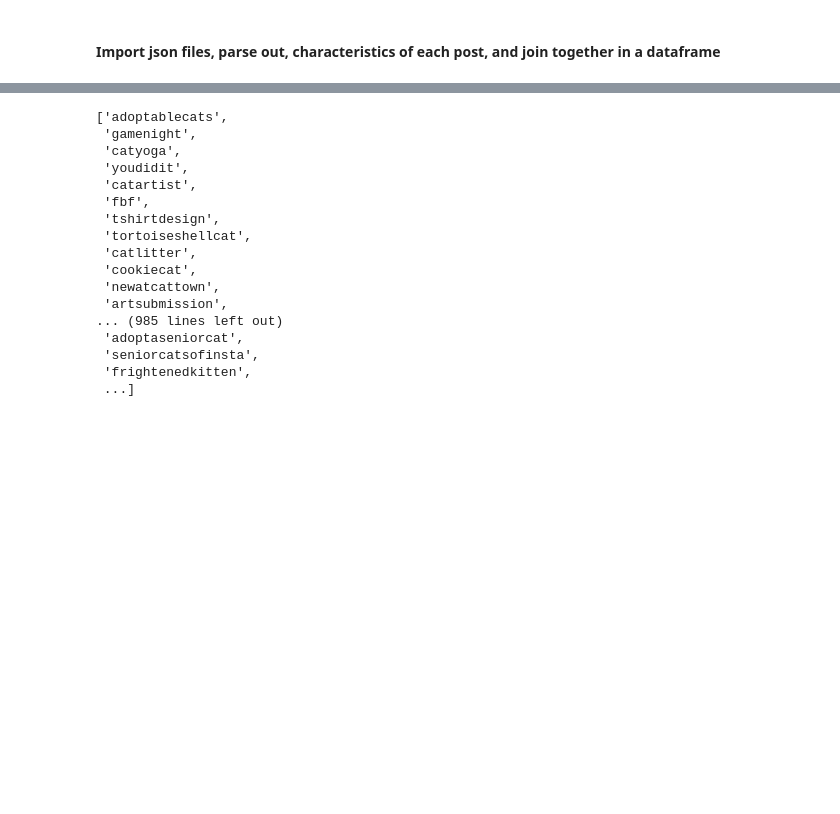
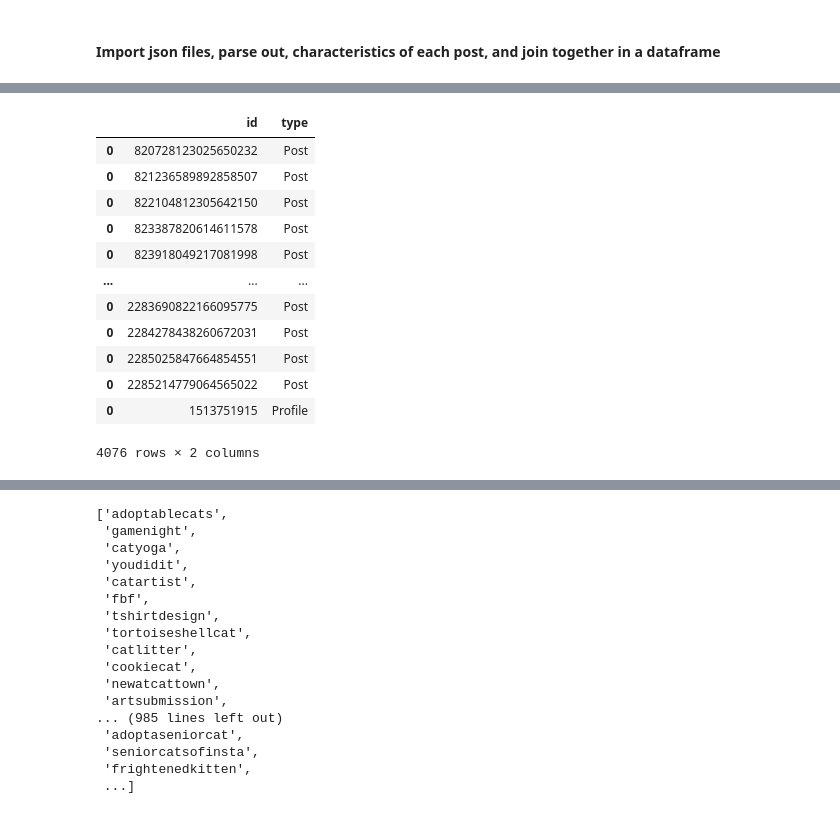
Before and after one commit to pkaercher/cattown_oakland, a Jupyter notebook: notebooks/cattownoak.ipynb, the cells around one changed output, grey strips where cells are left out. Saved outputs shown, nothing was run; the diff lists cells and outputs as text; code cells hidden in the pictures; blank space fills up the shorter version.

```diff
--- a/notebooks/cattownoak.ipynb
+++ b/notebooks/cattownoak.ipynb
@@ -30,0 +201,38 @@ os.chdir(PROJECT_DIR)
+# %%
+class post:
+
+    def __init__(self, post_json):
+        self.id = int(post_json['node']['id'])
+        self.type = post_json['instaloader']['node_type']
+#         self.timestamp = datetime.fromtimestamp(int(post_json['node']['taken_at_timestamp']))
+
+
+def json_to_str(file):
+    bytes_data = lzma.open(file).read()
+    json_str = bytes_data.decode('utf-8')
+    post_info = json.loads(json_str)
+    return post_info
+
+
+cattownposts_raw = pd.DataFrame()
+for file in glob.glob(os.path.join(raw_data_dir, '*.json.xz')):
+    post_str = json_to_str(file)
+    post_dict = post(post_str).__dict__
+    post_df = pd.DataFrame([post_dict])
+    cattownposts_raw = pd.concat([cattownposts_raw,post_df], axis=0)
+
+cattownposts_raw
+# %% [output]
+|  | id | type |
+| 0 | 820728123025650232 | Post |
+| 0 | 821236589892858507 | Post |
+| 0 | 822104812305642150 | Post |
+| 0 | 823387820614611578 | Post |
+| 0 | 823918049217081998 | Post |
+| ... | ... | ... |
+| 0 | 2283690822166095775 | Post |
+| 0 | 2284278438260672031 | Post |
+| 0 | 2285025847664854551 | Post |
+| 0 | 2285214779064565022 | Post |
+| 0 | 1513751915 | Profile |
+4076 rows × 2 columns
```
Also changed, not shown: parts of 10 cells of this notebook.
